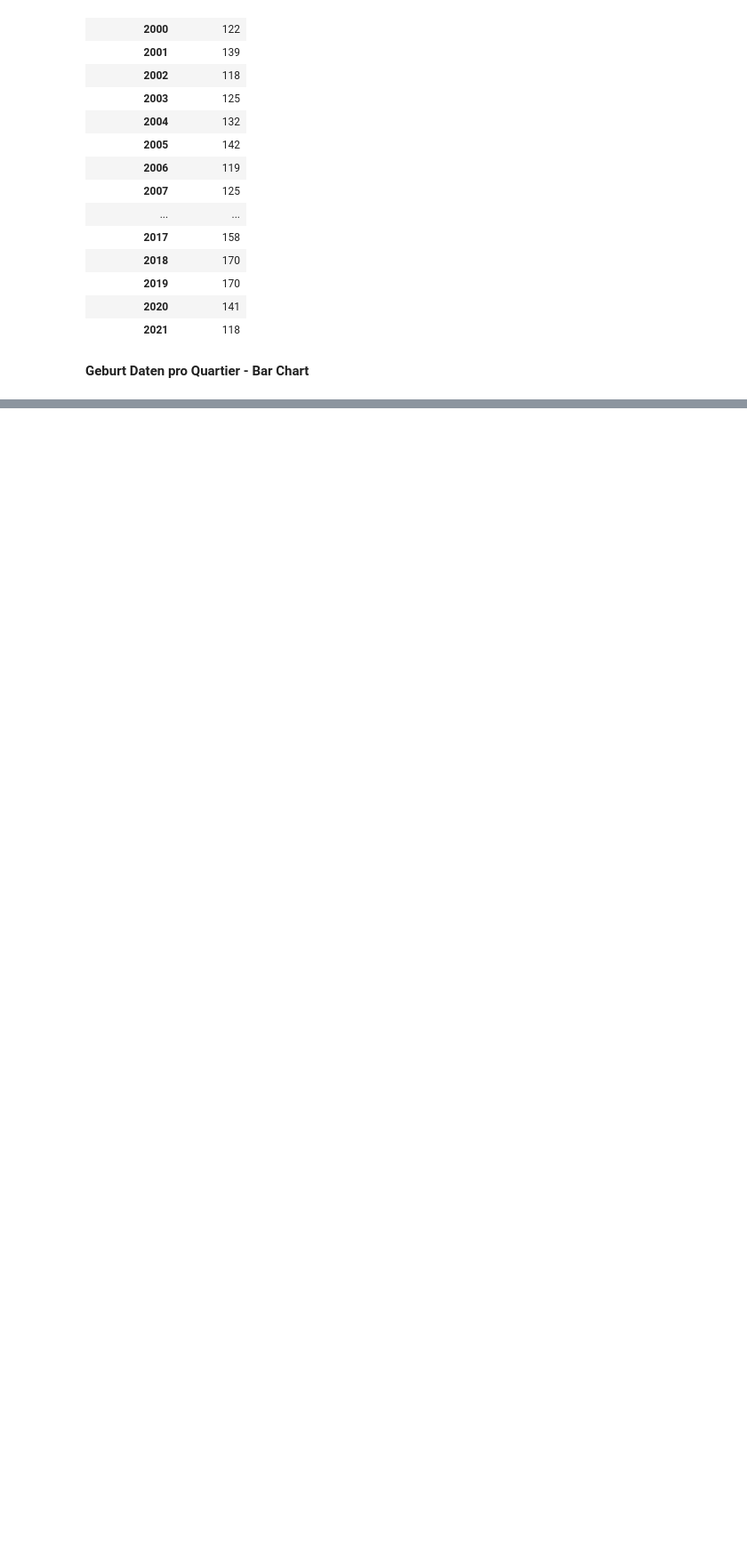
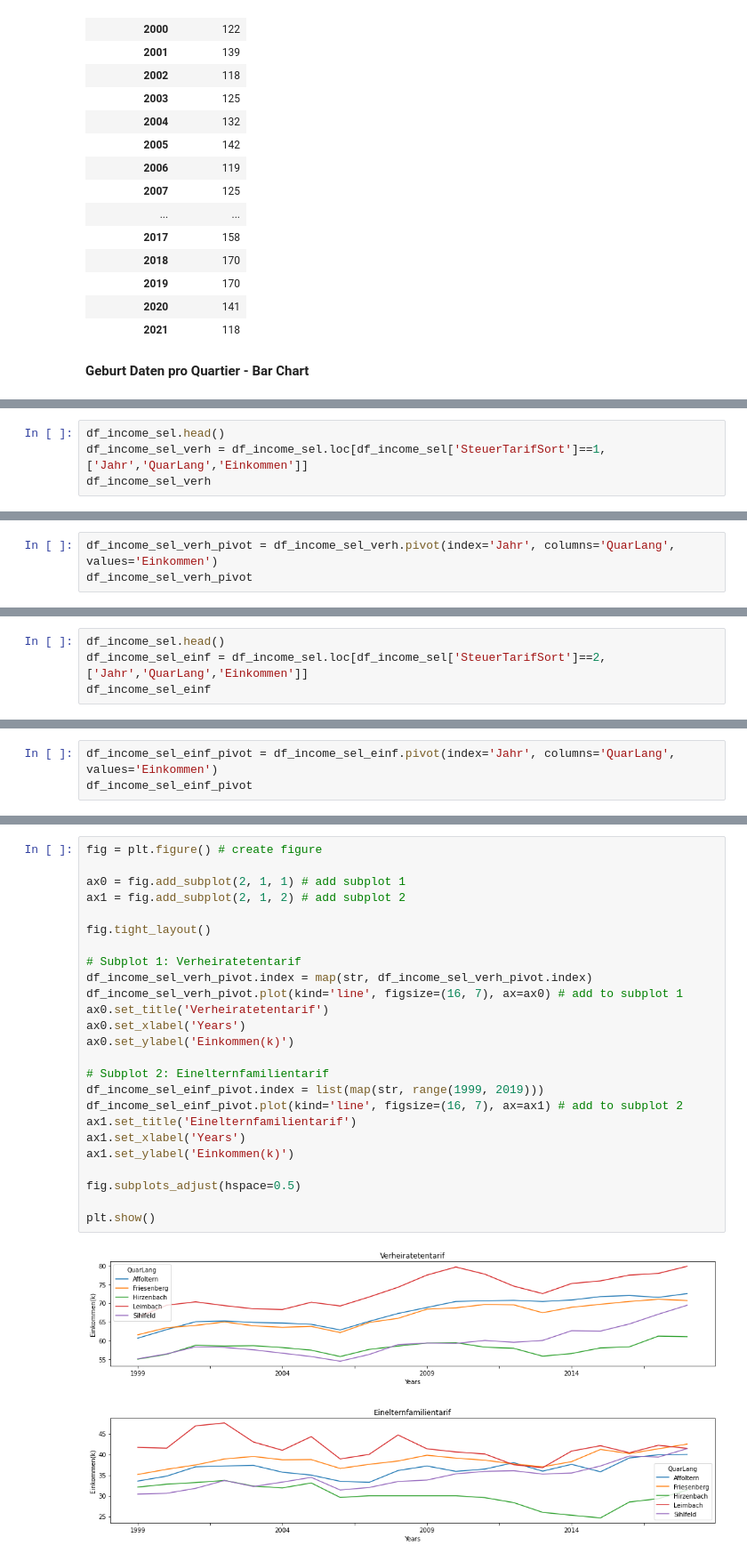
Before and after one commit to EbruDulak/CAS-INFE-21.12-Scripting-Project, a Jupyter notebook: ScriptingKitaProject.ipynb, the cells around one changed output, grey strips where cells are left out. Shown at 89% size. Cells and saved outputs as stored; diff of their text form; blank space fills up the shorter version.

```diff
--- a/ScriptingKitaProject.ipynb
+++ b/ScriptingKitaProject.ipynb
@@ -466,0 +880,4 @@ plt.show()
+# %%
+df_income_sel.head()
+df_income_sel_verh = df_income_sel.loc[df_income_sel['SteuerTarifSort']==1, ['Jahr','QuarLang','Einkommen']]
+df_income_sel_verh
@@ -466,0 +898,3 @@ plt.show()
+# %%
+df_income_sel_verh_pivot = df_income_sel_verh.pivot(index='Jahr', columns='QuarLang', values='Einkommen')
+df_income_sel_verh_pivot
@@ -466,0 +922,4 @@ plt.show()
+# %%
+df_income_sel.head()
+df_income_sel_einf = df_income_sel.loc[df_income_sel['SteuerTarifSort']==2, ['Jahr','QuarLang','Einkommen']]
+df_income_sel_einf
@@ -466,0 +940,3 @@ plt.show()
+# %%
+df_income_sel_einf_pivot = df_income_sel_einf.pivot(index='Jahr', columns='QuarLang', values='Einkommen')
+df_income_sel_einf_pivot
@@ -466,0 +964,27 @@ plt.show()
+# %%
+fig = plt.figure() # create figure
+
+ax0 = fig.add_subplot(2, 1, 1) # add subplot 1
+ax1 = fig.add_subplot(2, 1, 2) # add subplot 2
+
+fig.tight_layout()
+
+# Subplot 1: Verheiratetentarif
+df_income_sel_verh_pivot.index = map(str, df_income_sel_verh_pivot.index)
+df_income_sel_verh_pivot.plot(kind='line', figsize=(16, 7), ax=ax0) # add to subplot 1
+ax0.set_title('Verheiratetentarif')
+ax0.set_xlabel('Years')
+ax0.set_ylabel('Einkommen(k)')
+
+# Subplot 2: Einelternfamilientarif
+df_income_sel_einf_pivot.index = list(map(str, range(1999, 2019)))
+df_income_sel_einf_pivot.plot(kind='line', figsize=(16, 7), ax=ax1) # add to subplot 2
+ax1.set_title('Einelternfamilientarif')
+ax1.set_xlabel('Years')
+ax1.set_ylabel('Einkommen(k)')
+
+fig.subplots_adjust(hspace=0.5)
+
+plt.show()
+# %% [output]
+[figure, added]
```
Also changed, not shown: parts of 50 cells of this notebook.
